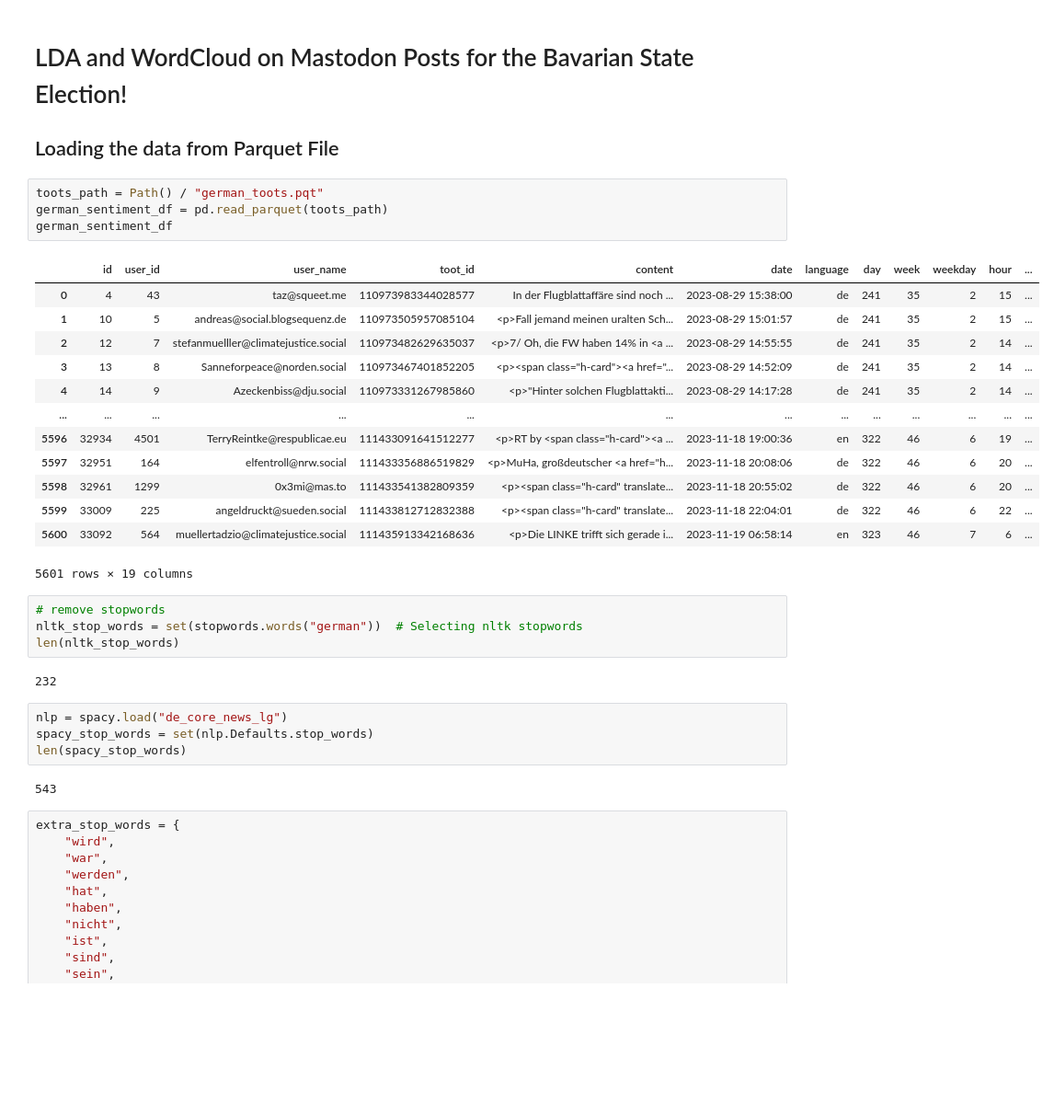
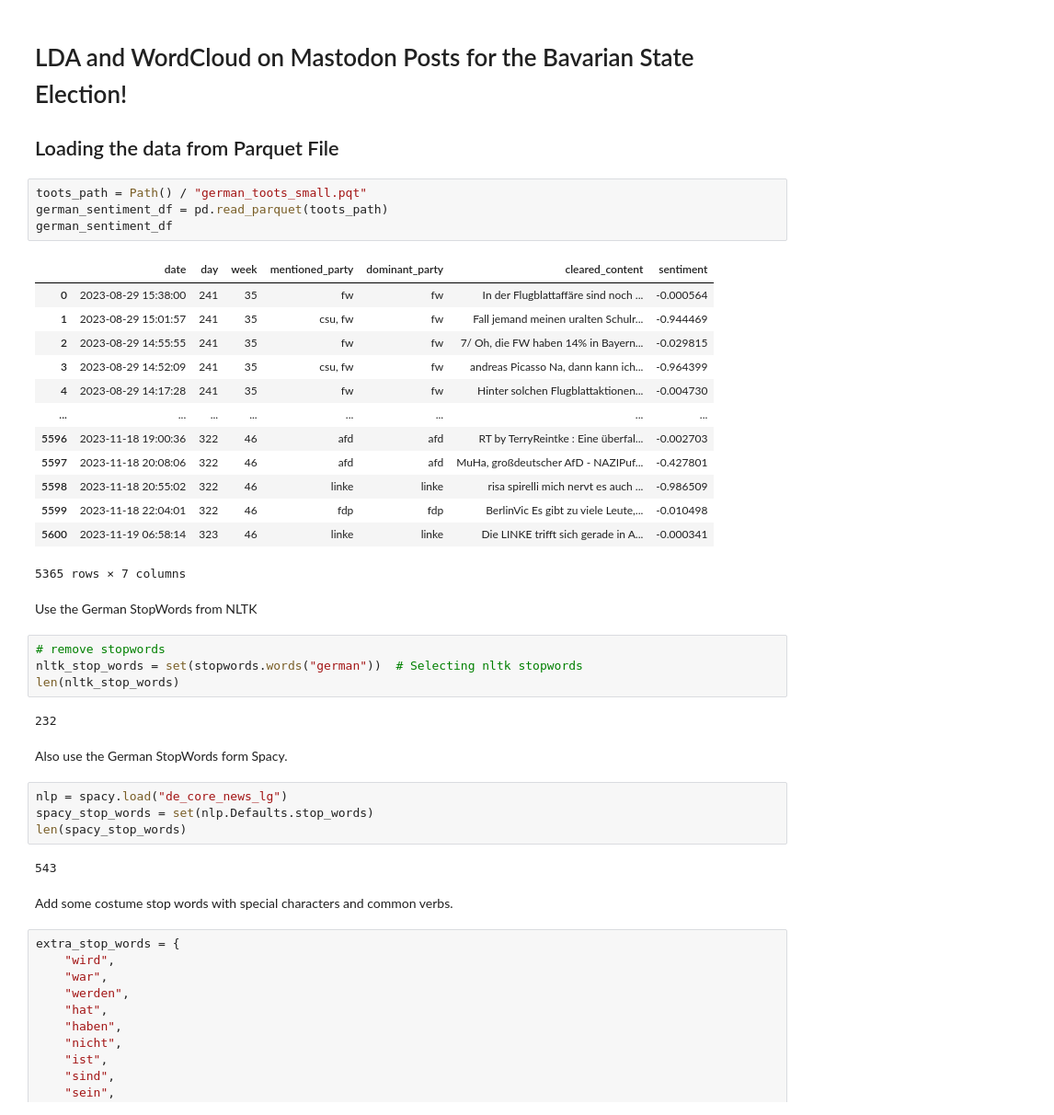
Before and after one commit to sehHeiden/Analyse_von_Finanzdaten, a Jupyter notebook: Block3/lda_project.ipynb, the cells around one changed output. Shown at 92% size. Saved outputs shown, nothing was run; the diff lists cells and outputs as text; blank space fills up the shorter version.

```diff
--- a/Block3/lda_project.ipynb
+++ b/Block3/lda_project.ipynb
@@ -33,35 +33,41 @@ True
 
 ## Loading the data from Parquet File
 # %%
-toots_path = Path() / "german_toots.pqt"
+toots_path = Path() / "german_toots_small.pqt"
 german_sentiment_df = pd.read_parquet(toots_path)
 german_sentiment_df
 # %% [output]
-|  | id | user_id | user_name | toot_id | content | date | language | day | week | weekday | hour | ... |
-| 0 | 4 | 43 | taz@squeet.me | 110973983344028577 | In der Flugblattaffäre sind noch ... | 2023-08-29 15:38:00 | de | 241 | 35 | 2 | 15 | ... |
-| 1 | 10 | 5 | andreas@social.blogsequenz.de | 110973505957085104 | <p>Fall jemand meinen uralten Sch... | 2023-08-29 15:01:57 | de | 241 | 35 | 2 | 15 | ... |
-| 2 | 12 | 7 | stefanmuelller@climatejustice.social | 110973482629635037 | <p>7/ Oh, die FW haben 14% in <a ... | 2023-08-29 14:55:55 | de | 241 | 35 | 2 | 14 | ... |
-| 3 | 13 | 8 | Sanneforpeace@norden.social | 110973467401852205 | <p><span class="h-card"><a href="... | 2023-08-29 14:52:09 | de | 241 | 35 | 2 | 14 | ... |
-| 4 | 14 | 9 | Azeckenbiss@dju.social | 110973331267985860 | <p>"Hinter solchen Flugblatt­akti... | 2023-08-29 14:17:28 | de | 241 | 35 | 2 | 14 | ... |
-| ... | ... | ... | ... | ... | ... | ... | ... | ... | ... | ... | ... | ... |
-| 5596 | 32934 | 4501 | TerryReintke@respublicae.eu | 111433091641512277 | <p>RT by <span class="h-card"><a ... | 2023-11-18 19:00:36 | en | 322 | 46 | 6 | 19 | ... |
-| 5597 | 32951 | 164 | elfentroll@nrw.social | 111433356886519829 | <p>MuHa, großdeutscher <a href="h... | 2023-11-18 20:08:06 | de | 322 | 46 | 6 | 20 | ... |
-| 5598 | 32961 | 1299 | 0x3mi@mas.to | 111433541382809359 | <p><span class="h-card" translate... | 2023-11-18 20:55:02 | de | 322 | 46 | 6 | 20 | ... |
-| 5599 | 33009 | 225 | angeldruckt@sueden.social | 111433812712832388 | <p><span class="h-card" translate... | 2023-11-18 22:04:01 | de | 322 | 46 | 6 | 22 | ... |
-| 5600 | 33092 | 564 | muellertadzio@climatejustice.social | 111435913342168636 | <p>Die LINKE trifft sich gerade i... | 2023-11-19 06:58:14 | en | 323 | 46 | 7 | 6 | ... |
+|  | date | day | week | mentioned_party | dominant_party | cleared_content | sentiment |
+| 0 | 2023-08-29 15:38:00 | 241 | 35 | fw | fw | In der Flugblattaffäre sind noch ... | -0.000564 |
+| 1 | 2023-08-29 15:01:57 | 241 | 35 | csu, fw | fw | Fall jemand meinen uralten Schulr... | -0.944469 |
+| 2 | 2023-08-29 14:55:55 | 241 | 35 | fw | fw | 7/ Oh, die FW haben 14% in Bayern... | -0.029815 |
+| 3 | 2023-08-29 14:52:09 | 241 | 35 | csu, fw | fw | andreas Picasso Na, dann kann ich... | -0.964399 |
+| 4 | 2023-08-29 14:17:28 | 241 | 35 | fw | fw | Hinter solchen Flugblatt­aktionen... | -0.004730 |
+| ... | ... | ... | ... | ... | ... | ... | ... |
+| 5596 | 2023-11-18 19:00:36 | 322 | 46 | afd | afd | RT by TerryReintke : Eine überfal... | -0.002703 |
+| 5597 | 2023-11-18 20:08:06 | 322 | 46 | afd | afd | MuHa, großdeutscher AfD - NAZIPuf... | -0.427801 |
+| 5598 | 2023-11-18 20:55:02 | 322 | 46 | linke | linke | risa spirelli mich nervt es auch ... | -0.986509 |
+| 5599 | 2023-11-18 22:04:01 | 322 | 46 | fdp | fdp | BerlinVic Es gibt zu viele Leute,... | -0.010498 |
+| 5600 | 2023-11-19 06:58:14 | 323 | 46 | linke | linke | Die LINKE trifft sich gerade in A... | -0.000341 |
-5601 rows × 19 columns
+5365 rows × 7 columns
+# %% [markdown]
+Use the German StopWords from NLTK
 # %%
 # remove stopwords
 nltk_stop_words = set(stopwords.words("german"))  # Selecting nltk stopwords
 len(nltk_stop_words)
 # %% [output]
 232
+# %% [markdown]
+Also use the German StopWords form Spacy.
 # %%
 nlp = spacy.load("de_core_news_lg")
 spacy_stop_words = set(nlp.Defaults.stop_words)
 len(spacy_stop_words)
 # %% [output]
 543
+# %% [markdown]
+Add some costume stop words with special characters and common verbs.
 # %%
 extra_stop_words = {
     "wird",
```
Also changed, not shown: parts of 10 cells of this notebook, 1 other file.
